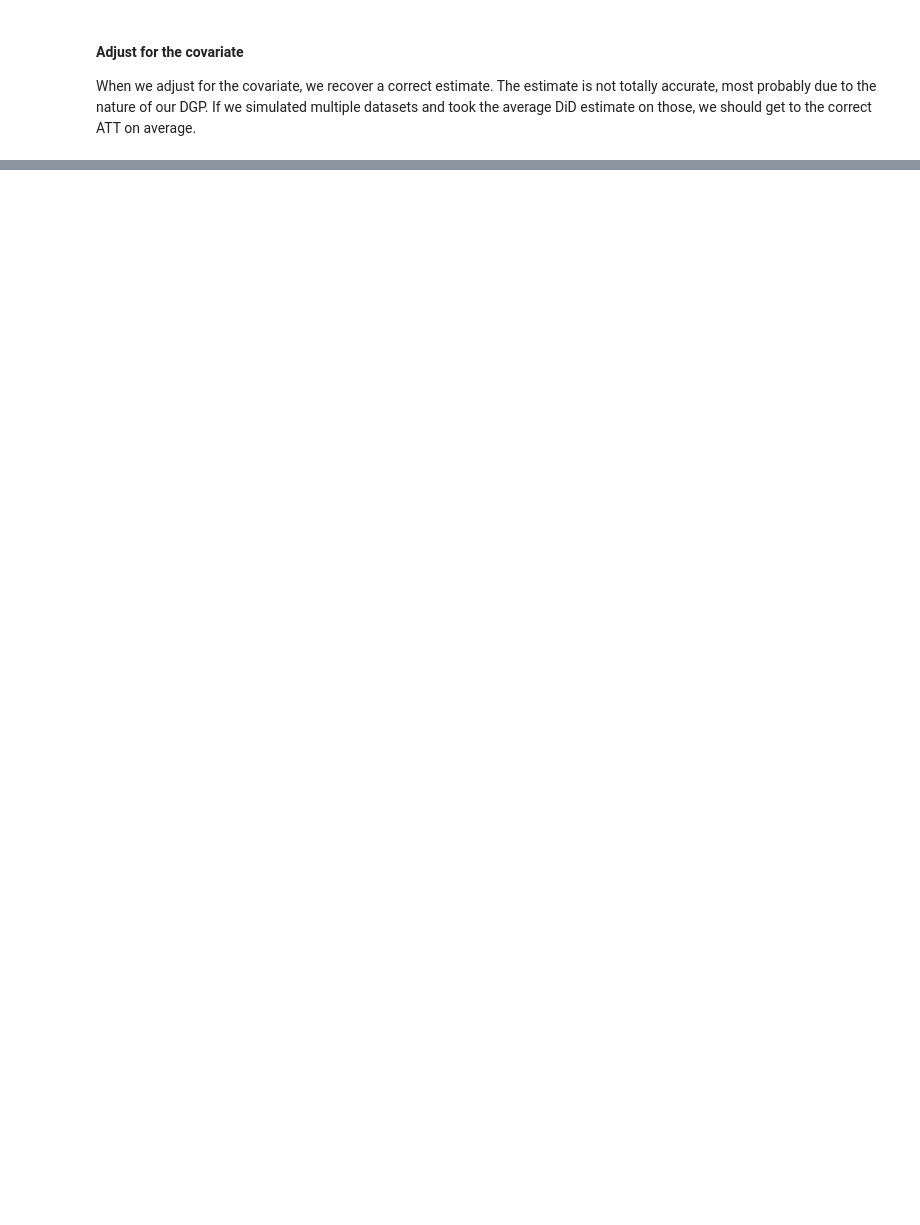
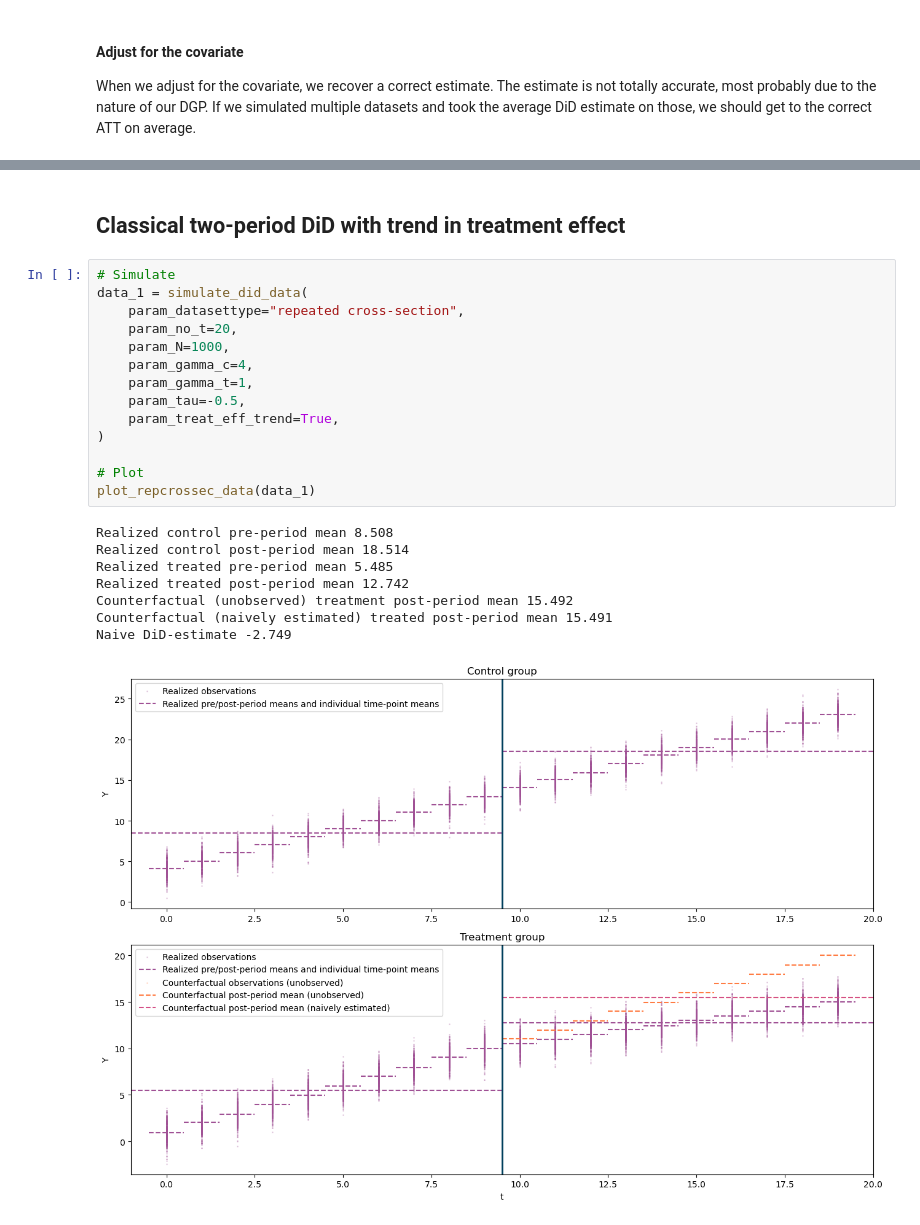
Before and after one commit to NoobQuant/Data_Science_Projects, a Jupyter notebook: stats/did/did_in_repcrossec.ipynb, the cells around one changed output, grey strips where cells are left out. Saved outputs shown, nothing was run; the diff lists cells and outputs as text; blank space fills up the shorter version.

Commit message:
unfinished work for did_in_repcrossec

```diff
--- a/stats/did/did_in_repcrossec.ipynb
+++ b/stats/did/did_in_repcrossec.ipynb
@@ -405,3 +508,28 @@ Df Model:                           4
 
 Notes:
 [1] Standard Errors assume that the covariance matrix of the errors is correctly specified.
+# %% [markdown]
+## Classical two-period DiD with trend in treatment effect
+# %%
+# Simulate
+data_1 = simulate_did_data(
+    param_datasettype="repeated cross-section",
+    param_no_t=20,
+    param_N=1000,
+    param_gamma_c=4,
+    param_gamma_t=1,
+    param_tau=-0.5,
+    param_treat_eff_trend=True,
+)
+
+# Plot
+plot_repcrossec_data(data_1)
+# %% [output]
+Realized control pre-period mean 8.508
+Realized control post-period mean 18.514
+Realized treated pre-period mean 5.485
+Realized treated post-period mean 12.742
+Counterfactual (unobserved) treatment post-period mean 15.492
+Counterfactual (naively estimated) treated post-period mean 15.491
+Naive DiD-estimate -2.749
+[figure, added]
```
Also changed, not shown: parts of 20 cells of this notebook.
